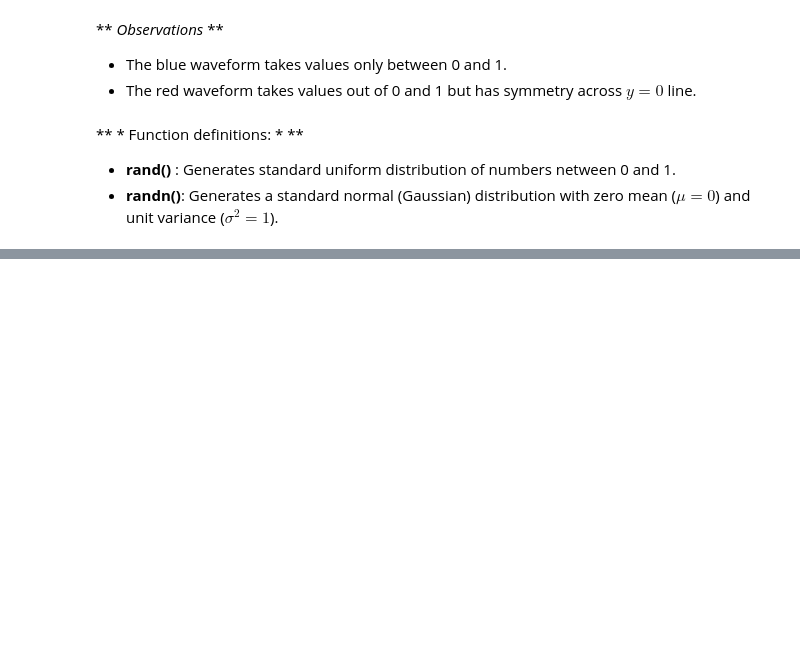
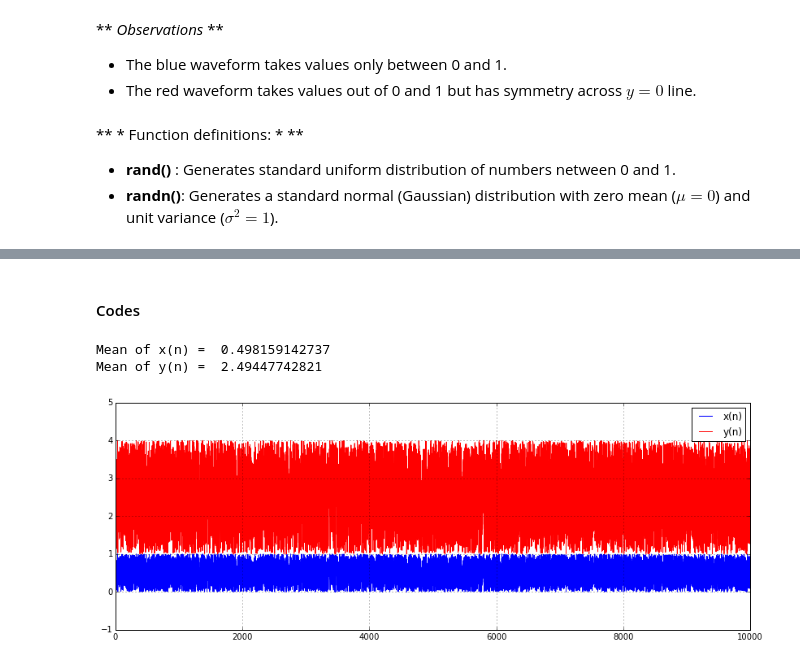
Before and after one commit to GurayGurkan/Lecture-Codes-Signal-Processing-Applications, a Jupyter notebook: EE0404_Lecture11.ipynb, the cells around one changed output, grey strips where cells are left out. Saved outputs shown, nothing was run; the diff lists cells and outputs as text; code cells hidden in the pictures; blank space fills up the shorter version.

```diff
--- a/EE0404_Lecture11.ipynb
+++ b/EE0404_Lecture11.ipynb
@@ -155,0 +190,16 @@ xlabel('Samples')
+# %% [markdown]
+#### Codes
+# %%
+x = rand(10000)
+
+y = 3*x + 1.0
+
+plot(x);hold(True);plot(y,'r');grid(True);
+ylim([-1,5]);legend(('x(n)','y(n)'))
+
+print "Mean of x(n) = ", mean(x)
+print "Mean of y(n) = ", mean(y)
+# %% [output]
+Mean of x(n) =  0.498159142737
+Mean of y(n) =  2.49447742821
+[figure, added]
```
Also changed, not shown: parts of 19 cells of this notebook.
